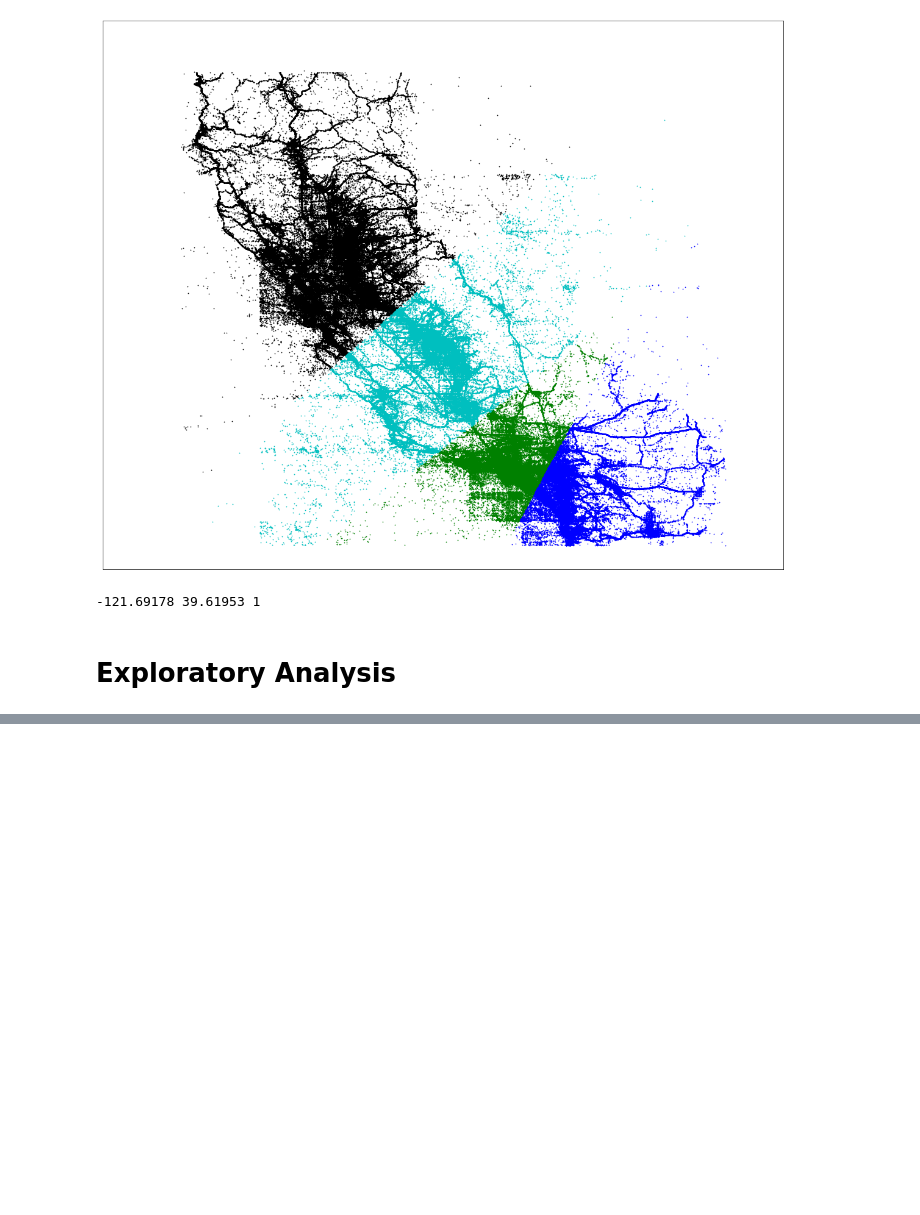
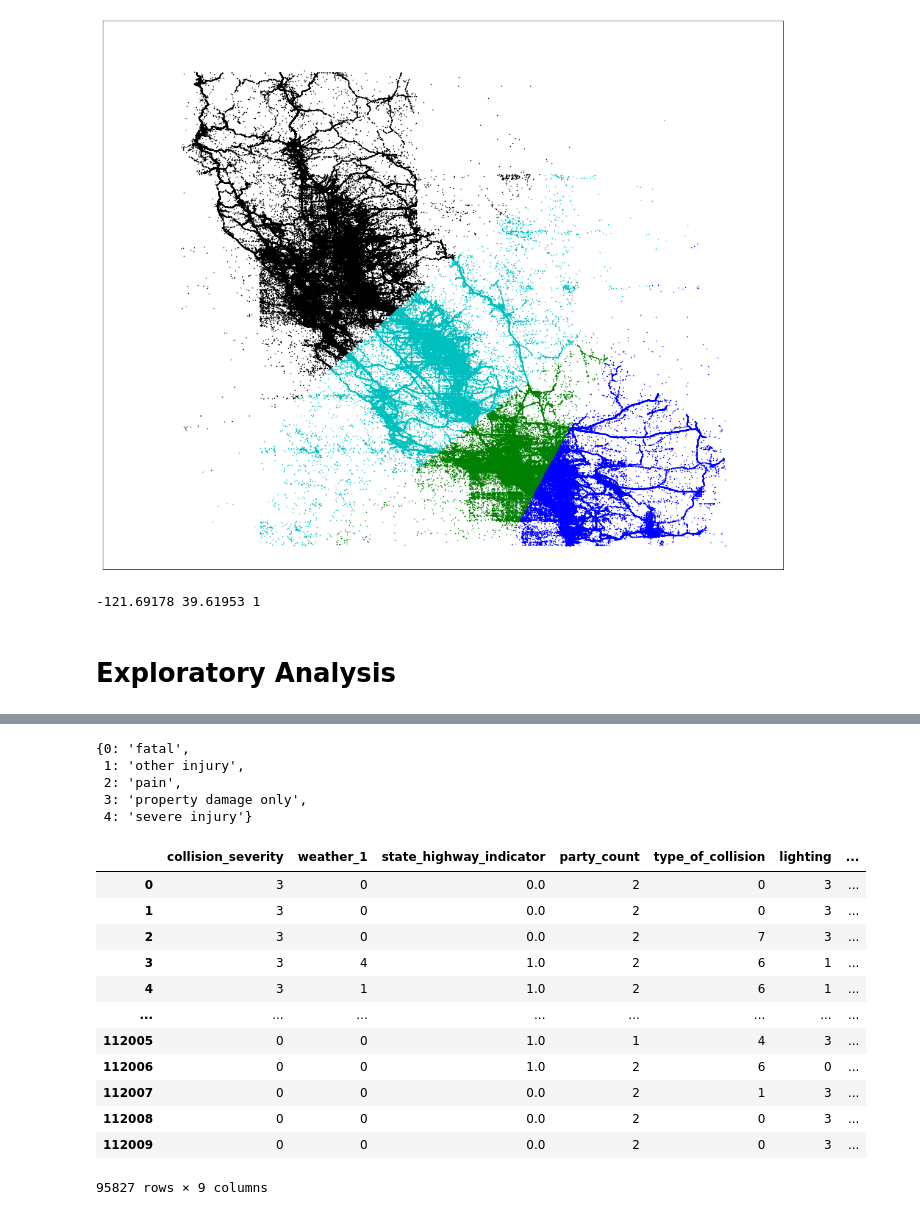
Before and after one commit to margotwagner/collision-severity-prediction, a Jupyter notebook: Untitled.ipynb, the cells around one changed output, grey strips where cells are left out. Cells and saved outputs as stored; diff of their text form; code cells hidden in the pictures; blank space fills up the shorter version.

```diff
--- a/Untitled.ipynb
+++ b/Untitled.ipynb
@@ -153,0 +226,2 @@ dates = [pd.to_datetime(d) for d in dates]
+# %%
+df = pd.read_csv("raw_prediction_data.csv")
@@ -153,0 +237,2 @@ dates = [pd.to_datetime(d) for d in dates]
+# %%
+df = df.dropna()
@@ -153,0 +274,24 @@ dates = [pd.to_datetime(d) for d in dates]
+# %%
+y_categories
+# %% [output]
+{0: 'fatal',
+ 1: 'other injury',
+ 2: 'pain',
+ 3: 'property damage only',
+ 4: 'severe injury'}
+# %%
+df
+# %% [output]
+|  | collision_severity | weather_1 | state_highway_indicator | party_count | type_of_collision | lighting | ... |
+| 0 | 3 | 0 | 0.0 | 2 | 0 | 3 | ... |
+| 1 | 3 | 0 | 0.0 | 2 | 0 | 3 | ... |
+| 2 | 3 | 0 | 0.0 | 2 | 7 | 3 | ... |
+| 3 | 3 | 4 | 1.0 | 2 | 6 | 1 | ... |
+| 4 | 3 | 1 | 1.0 | 2 | 6 | 1 | ... |
+| ... | ... | ... | ... | ... | ... | ... | ... |
+| 112005 | 0 | 0 | 1.0 | 1 | 4 | 3 | ... |
+| 112006 | 0 | 0 | 1.0 | 2 | 6 | 0 | ... |
+| 112007 | 0 | 0 | 0.0 | 2 | 1 | 3 | ... |
+| 112008 | 0 | 0 | 0.0 | 2 | 0 | 3 | ... |
+| 112009 | 0 | 0 | 0.0 | 2 | 0 | 3 | ... |
+95827 rows × 9 columns
```
Also changed, not shown: parts of 20 cells of this notebook, 1 other file.
